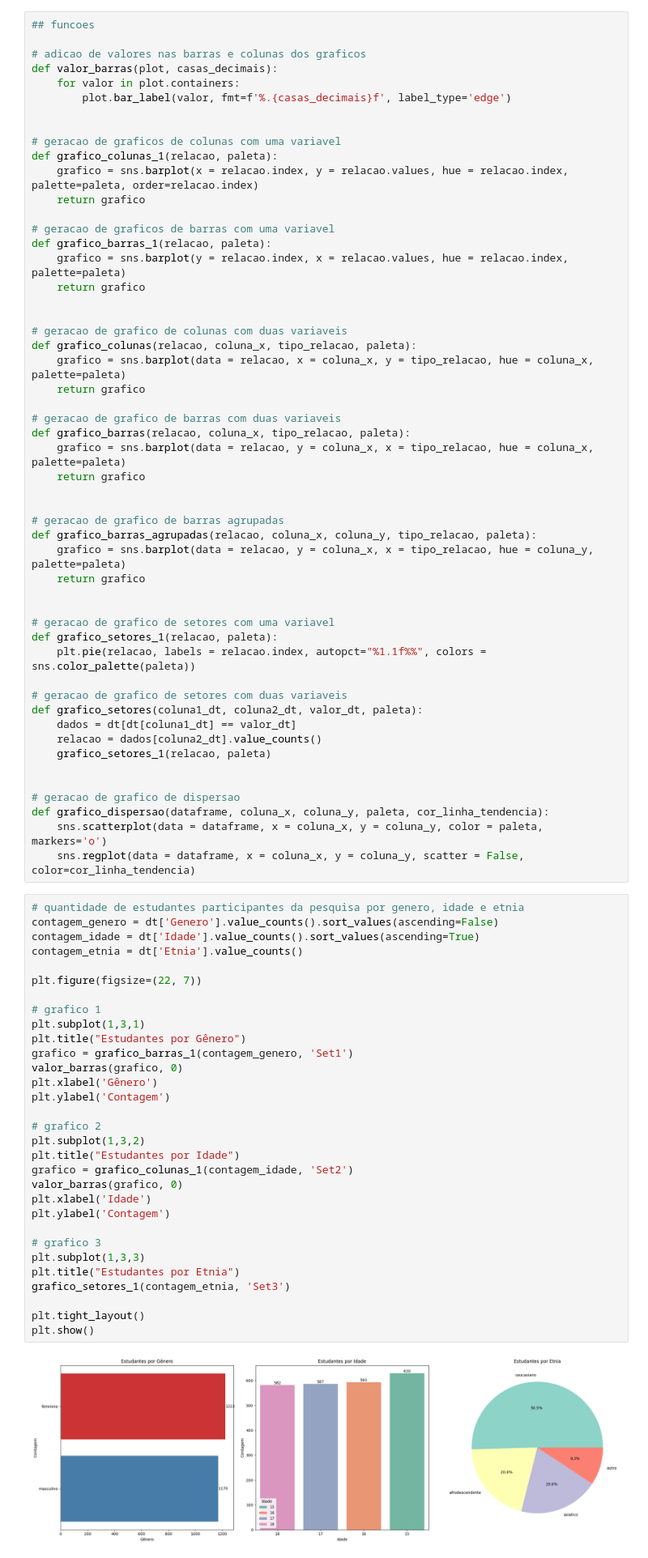
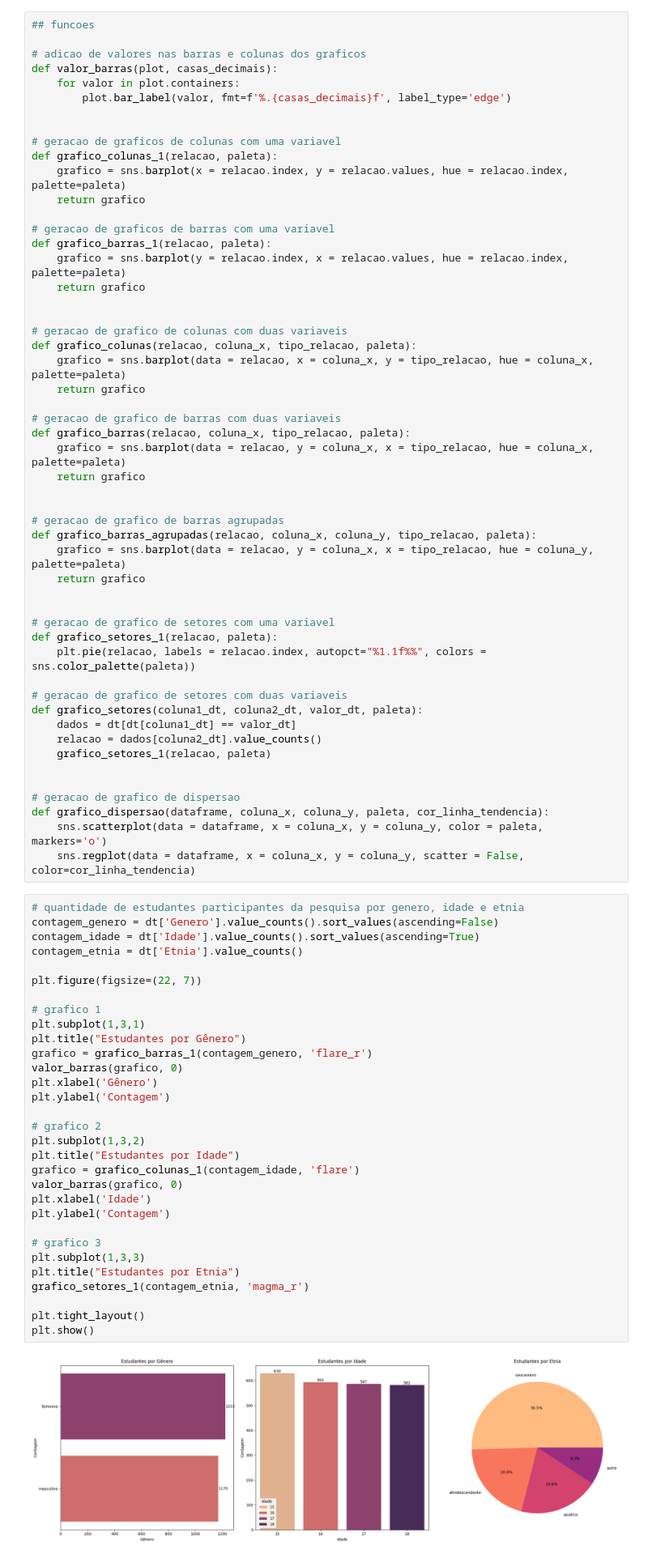
Before and after one commit to anavidev/dados-educacionais, a Jupyter notebook: notebook/analise_dados_educacionais.ipynb, the cells around one changed output. Shown at 81% size. Drawn from its saved outputs; the diff is of its cells as text.

```diff
--- a/notebook/analise_dados_educacionais.ipynb
+++ b/notebook/analise_dados_educacionais.ipynb
@@ -421,7 +421,7 @@ def valor_barras(plot, casas_decimais):
 
 # geracao de graficos de colunas com uma variavel
 def grafico_colunas_1(relacao, paleta):
-    grafico = sns.barplot(x = relacao.index, y = relacao.values, hue = relacao.index, palette=paleta, order=relacao.index)
+    grafico = sns.barplot(x = relacao.index, y = relacao.values, hue = relacao.index, palette=paleta)
     return grafico
 
 # geracao de graficos de barras com uma variavel
@@ -465,36 +465,36 @@ def grafico_dispersao(dataframe, coluna_x, coluna_y, paleta, cor_linha_tendencia
 # %%
 # quantidade de estudantes participantes da pesquisa por genero, idade e etnia
 contagem_genero = dt['Genero'].value_counts().sort_values(ascending=False)
 contagem_idade = dt['Idade'].value_counts().sort_values(ascending=True)
 contagem_etnia = dt['Etnia'].value_counts()
 
 plt.figure(figsize=(22, 7))
 
 # grafico 1
 plt.subplot(1,3,1)
 plt.title("Estudantes por Gênero")
-grafico = grafico_barras_1(contagem_genero, 'Set1')
+grafico = grafico_barras_1(contagem_genero, 'flare_r')
 valor_barras(grafico, 0)
 plt.xlabel('Gênero')
 plt.ylabel('Contagem')
 
 # grafico 2
 plt.subplot(1,3,2)
 plt.title("Estudantes por Idade")
-grafico = grafico_colunas_1(contagem_idade, 'Set2')
+grafico = grafico_colunas_1(contagem_idade, 'flare')
 valor_barras(grafico, 0)
 plt.xlabel('Idade')
 plt.ylabel('Contagem')
 
 # grafico 3
 plt.subplot(1,3,3)
 plt.title("Estudantes por Etnia")
-grafico_setores_1(contagem_etnia, 'Set3')
+grafico_setores_1(contagem_etnia, 'magma_r')
 
 plt.tight_layout()
 plt.show()
 # %% [output]
-[figure, old version]
+[figure, new version]
 # %%
 # proporcao escolaridade pais x etnia dos alunos
 
```
Also changed, not shown: parts of 7 cells of this notebook.
